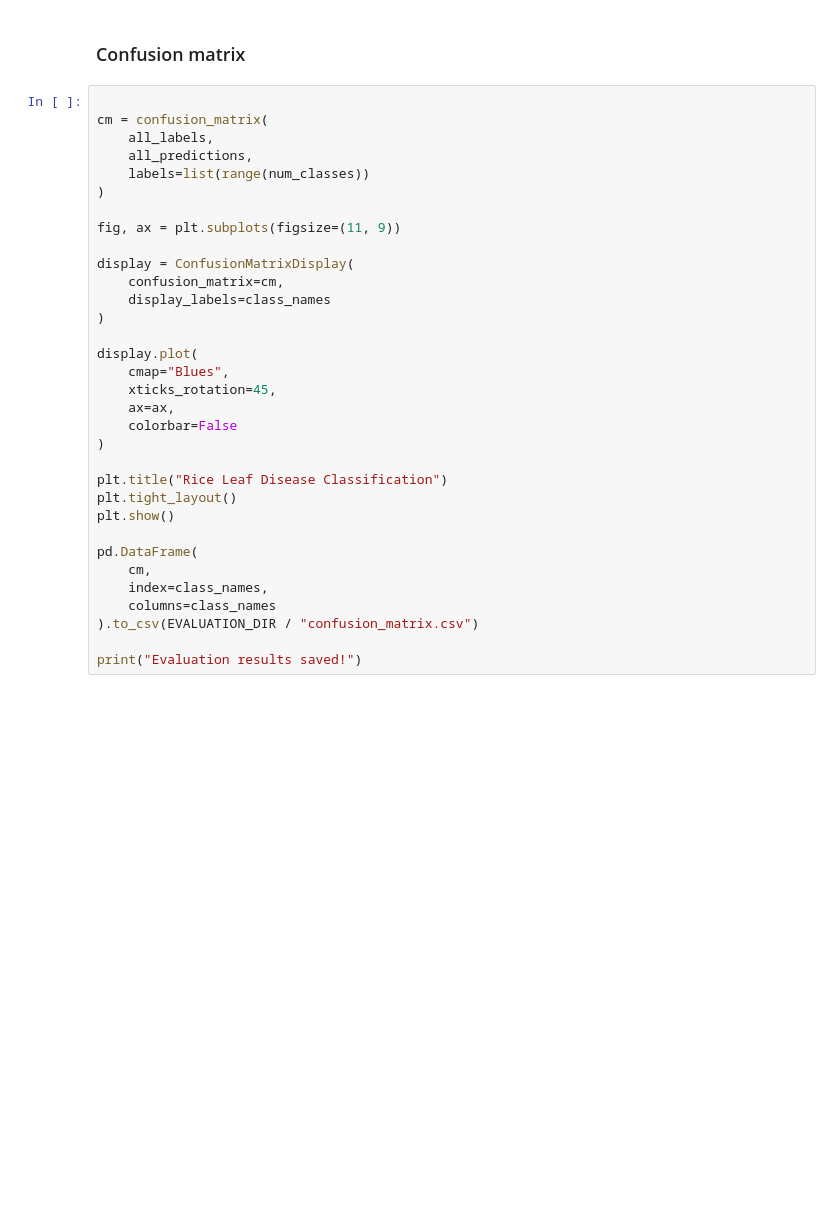
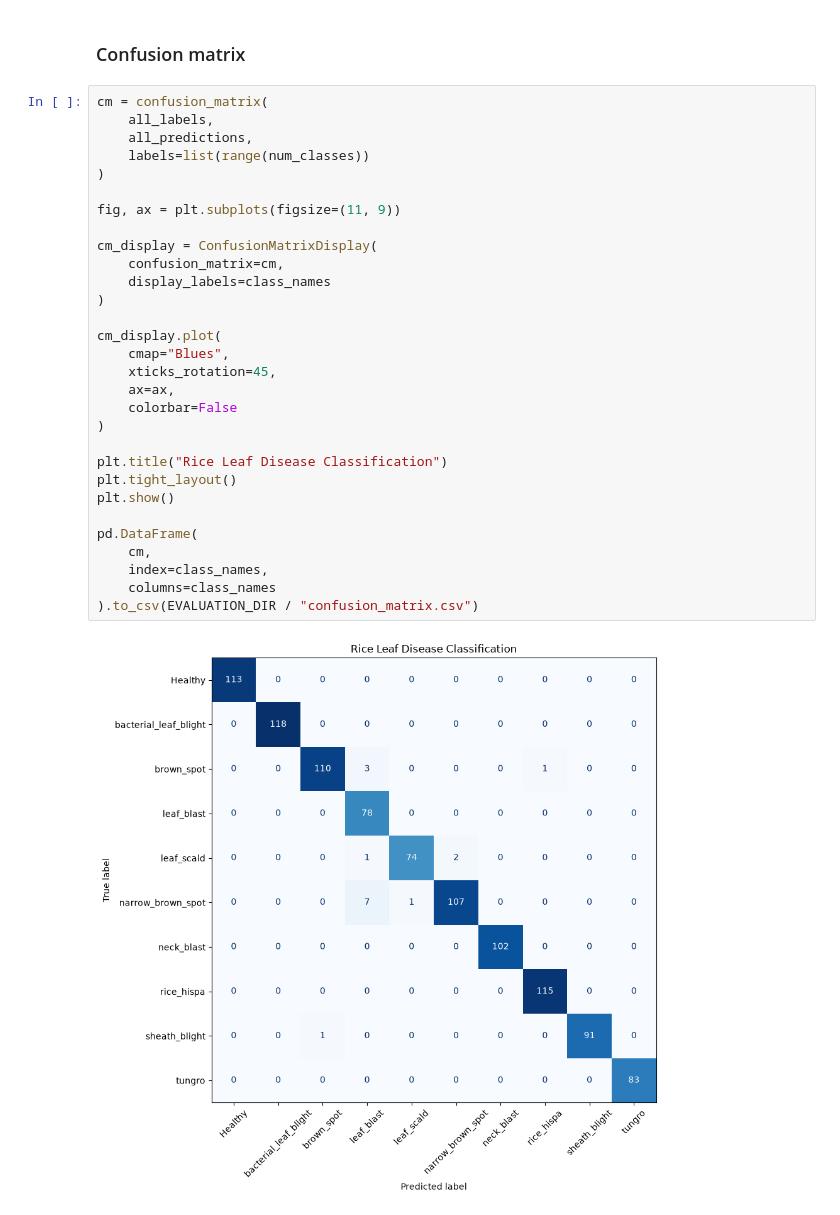
Before and after one commit to HimashMadushanka/AgriMind-AI-Agents, a Jupyter notebook: notebook/05_model_evaluation.ipynb, the cells around one changed output. Cells and saved outputs as stored; diff of their text form; blank space fills up the shorter version.

```diff
--- a/notebook/05_model_evaluation.ipynb
+++ b/notebook/05_model_evaluation.ipynb
@@ -224,35 +284,34 @@ report_df.to_csv(
 # %% [markdown]
 ### Confusion matrix
 # %%
-
 cm = confusion_matrix(
     all_labels,
     all_predictions,
     labels=list(range(num_classes))
 )
 
 fig, ax = plt.subplots(figsize=(11, 9))
 
-display = ConfusionMatrixDisplay(
+cm_display = ConfusionMatrixDisplay(
     confusion_matrix=cm,
     display_labels=class_names
 )
 
-display.plot(
+cm_display.plot(
     cmap="Blues",
     xticks_rotation=45,
     ax=ax,
     colorbar=False
 )
 
 plt.title("Rice Leaf Disease Classification")
 plt.tight_layout()
 plt.show()
 
 pd.DataFrame(
     cm,
     index=class_names,
     columns=class_names
 ).to_csv(EVALUATION_DIR / "confusion_matrix.csv")
-
-print("Evaluation results saved!")
+# %% [output]
+[figure, added]
```
Also changed, not shown: parts of 7 cells of this notebook, 12 other files.
